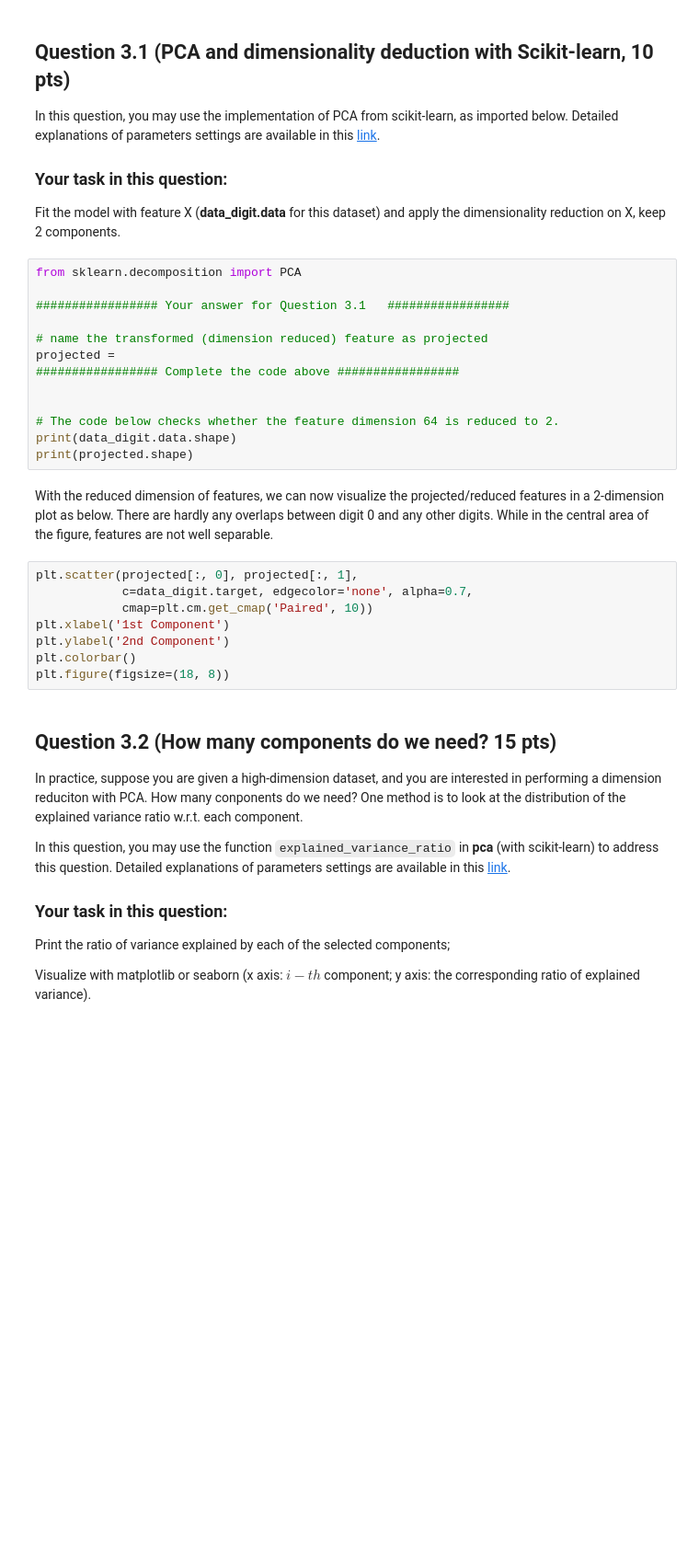
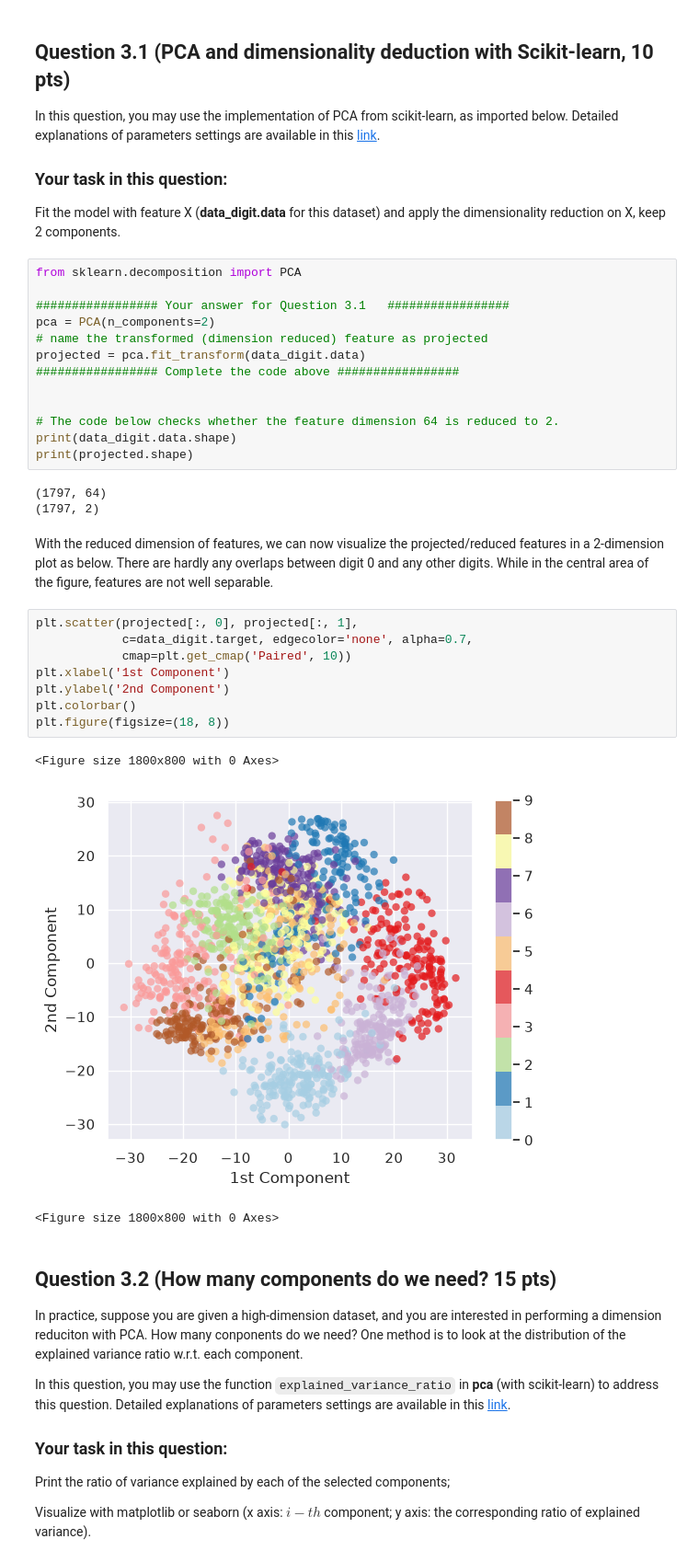
Before and after one commit to yizhongzoe-cloud/assignments, a Jupyter notebook: Assignment2/Assignment2.ipynb, the cells around one changed output. Shown at 92% size. Drawn from its saved outputs; the diff is of its cells as text; blank space fills up the shorter version.

```diff
--- a/Assignment2/Assignment2.ipynb
+++ b/Assignment2/Assignment2.ipynb
@@ -270,25 +328,32 @@ Fit the model with feature X (**data_digit.data** for this dataset) and apply th
 from sklearn.decomposition import PCA
 
 ################# Your answer for Question 3.1   #################
-
+pca = PCA(n_components=2)
 # name the transformed (dimension reduced) feature as projected
-projected =
+projected = pca.fit_transform(data_digit.data)
 ################# Complete the code above #################
 
 
 # The code below checks whether the feature dimension 64 is reduced to 2.
 print(data_digit.data.shape)
 print(projected.shape)
+# %% [output]
+(1797, 64)
+(1797, 2)
 # %% [markdown]
 With the reduced dimension of features, we can now visualize the projected/reduced features in a 2-dimension plot as below. There are hardly any overlaps between digit 0 and any other digits. While in the central area of the figure, features are not well separable.
 # %%
 plt.scatter(projected[:, 0], projected[:, 1],
             c=data_digit.target, edgecolor='none', alpha=0.7,
-            cmap=plt.cm.get_cmap('Paired', 10))
+            cmap=plt.get_cmap('Paired', 10))
 plt.xlabel('1st Component')
 plt.ylabel('2nd Component')
 plt.colorbar()
 plt.figure(figsize=(18, 8))
+# %% [output]
+<Figure size 1800x800 with 0 Axes>
+[figure, added]
+<Figure size 1800x800 with 0 Axes>
 # %% [markdown]
 ## Question 3.2 (How many components do we need? 15 pts)
 
```
Also changed, not shown: parts of 25 cells of this notebook, 19 other files.
